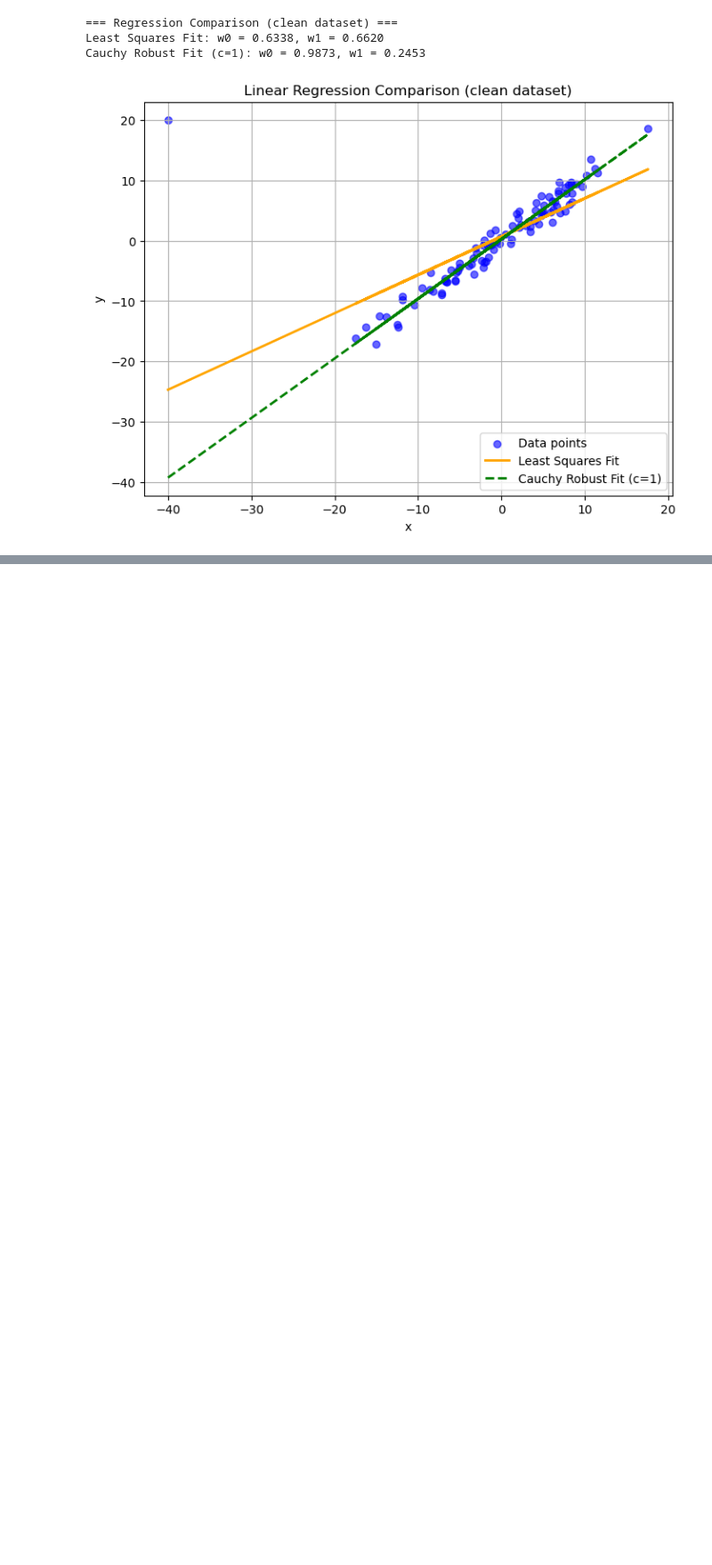
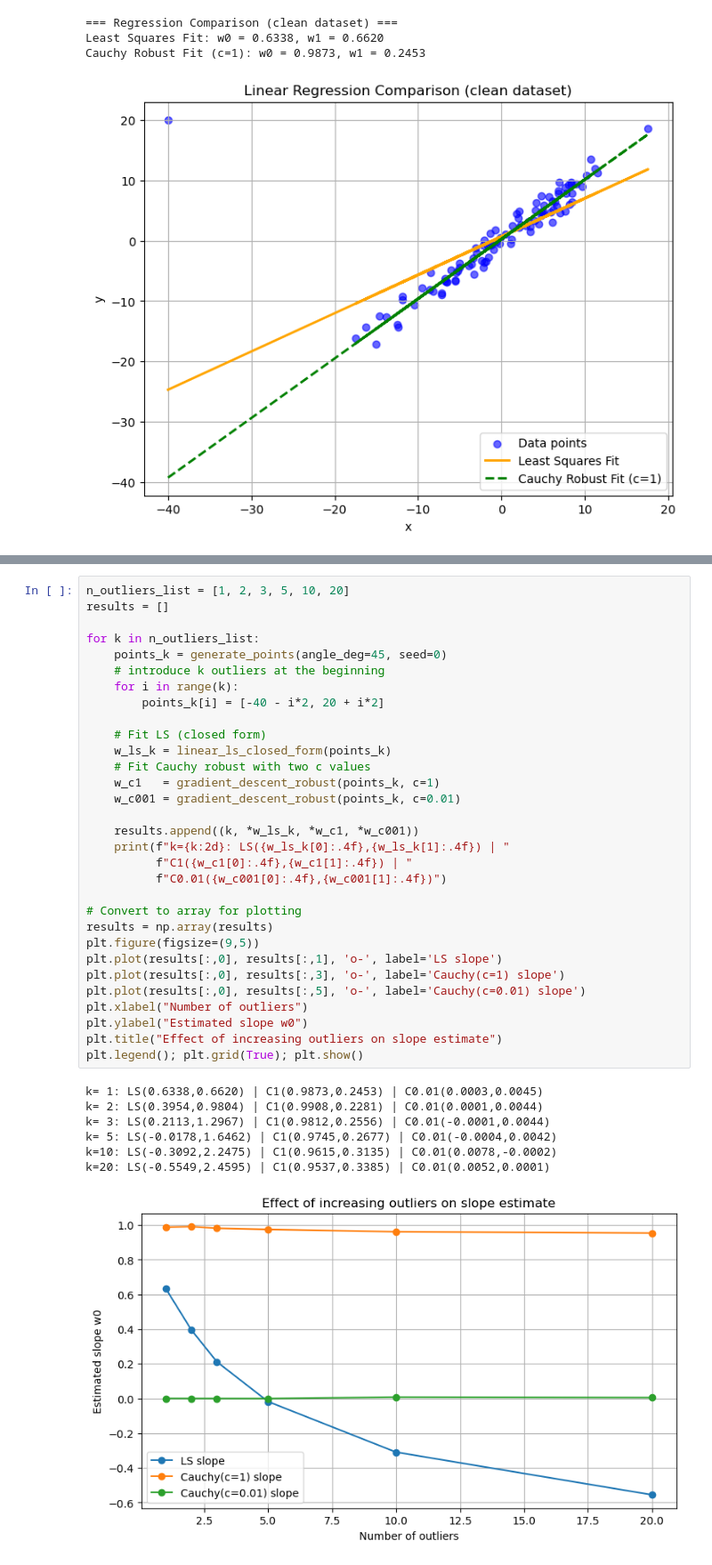
Before and after one commit to jcalataiut/Practiques_Optimization, a Jupyter notebook: prac_3.ipynb, the cells around one changed output, grey strips where cells are left out. Shown at 89% size. Cells and saved outputs as stored; diff of their text form; blank space fills up the shorter version.

```diff
--- a/prac_3.ipynb
+++ b/prac_3.ipynb
@@ -213,0 +365,39 @@ Cauchy Robust Fit (c=1): w0 = 0.9873, w1 = 0.2453
+# %%
+n_outliers_list = [1, 2, 3, 5, 10, 20]
+results = []
+
+for k in n_outliers_list:
+    points_k = generate_points(angle_deg=45, seed=0)
+    # introduce k outliers at the beginning
+    for i in range(k):
+        points_k[i] = [-40 - i*2, 20 + i*2]
+
+    # Fit LS (closed form)
+    w_ls_k = linear_ls_closed_form(points_k)
+    # Fit Cauchy robust with two c values
+    w_c1   = gradient_descent_robust(points_k, c=1)
+    w_c001 = gradient_descent_robust(points_k, c=0.01)
+
+    results.append((k, *w_ls_k, *w_c1, *w_c001))
+    print(f"k={k:2d}: LS({w_ls_k[0]:.4f},{w_ls_k[1]:.4f}) | "
+          f"C1({w_c1[0]:.4f},{w_c1[1]:.4f}) | "
+          f"C0.01({w_c001[0]:.4f},{w_c001[1]:.4f})")
+
+# Convert to array for plotting
+results = np.array(results)
+plt.figure(figsize=(9,5))
+plt.plot(results[:,0], results[:,1], 'o-', label='LS slope')
+plt.plot(results[:,0], results[:,3], 'o-', label='Cauchy(c=1) slope')
+plt.plot(results[:,0], results[:,5], 'o-', label='Cauchy(c=0.01) slope')
+plt.xlabel("Number of outliers")
+plt.ylabel("Estimated slope w0")
+plt.title("Effect of increasing outliers on slope estimate")
+plt.legend(); plt.grid(True); plt.show()
+# %% [output]
+k= 1: LS(0.6338,0.6620) | C1(0.9873,0.2453) | C0.01(0.0003,0.0045)
+k= 2: LS(0.3954,0.9804) | C1(0.9908,0.2281) | C0.01(0.0001,0.0044)
+k= 3: LS(0.2113,1.2967) | C1(0.9812,0.2556) | C0.01(-0.0001,0.0044)
+k= 5: LS(-0.0178,1.6462) | C1(0.9745,0.2677) | C0.01(-0.0004,0.0042)
+k=10: LS(-0.3092,2.2475) | C1(0.9615,0.3135) | C0.01(0.0078,-0.0002)
+k=20: LS(-0.5549,2.4595) | C1(0.9537,0.3385) | C0.01(0.0052,0.0001)
+[figure, added]
```
Also changed, not shown: parts of 5 cells of this notebook.
